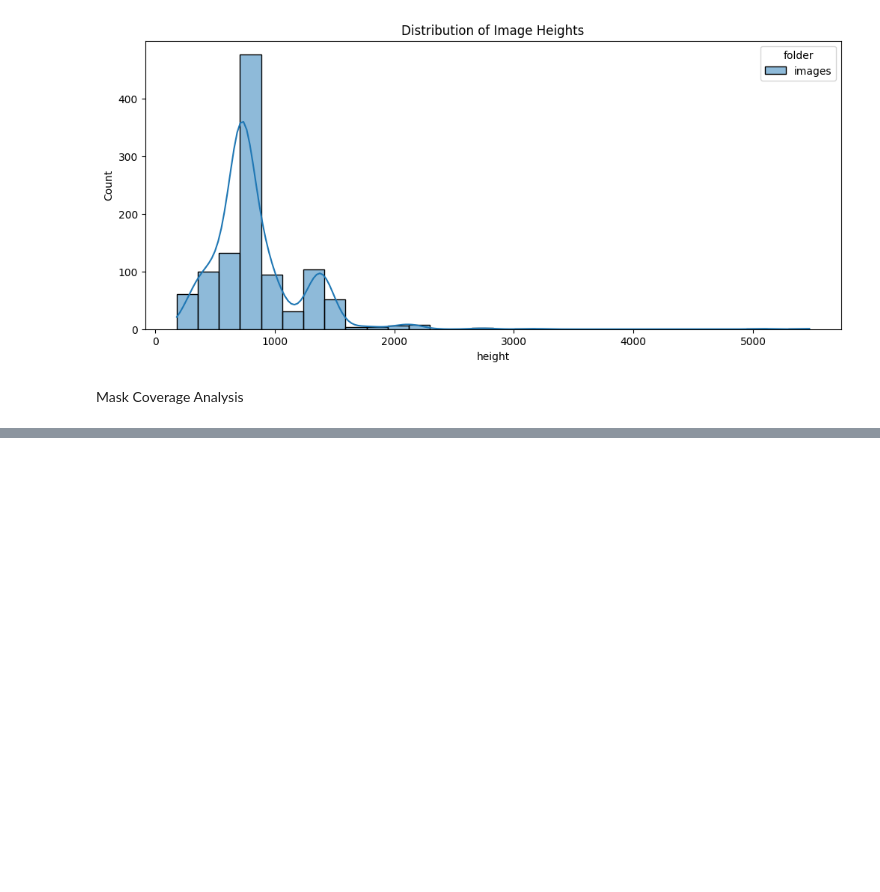
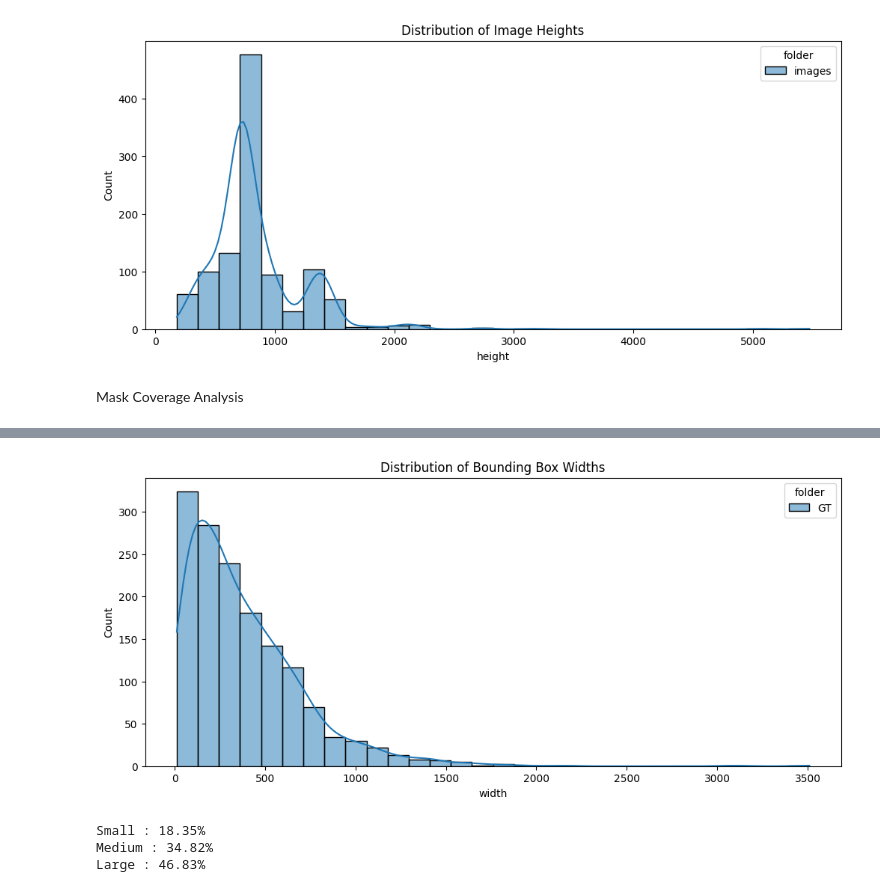
Before and after one commit to ScarletNemesis/High-Level-Military-Camouflage-Detection, a Jupyter notebook: EDA_Of_ACD1K.ipynb, the cells around one changed output, grey strips where cells are left out. Cells and saved outputs as stored; diff of their text form; code cells hidden in the pictures; blank space fills up the shorter version.

```diff
--- a/EDA_Of_ACD1K.ipynb
+++ b/EDA_Of_ACD1K.ipynb
@@ -147,0 +281,23 @@ plt.show()
+# %%
+bbox_stats=[]
+for folder in [Train_Mask_Path, Test_Mask_Path]:
+    for file in tqdm(os.listdir(folder)):
+        mask_path = os.path.join(folder, file)
+        mask = cv2.imread(mask_path, cv2.IMREAD_GRAYSCALE)
+        h, w = mask.shape
+        _,binary = cv2.threshold(mask,127,255,cv2.THRESH_BINARY)
+        num_labels, labels,stats, _ = cv2.connectedComponentsWithStats(binary)
+        for i in range(1,num_labels):
+            x,y,bw,bh,area = stats[i]
+
+            if area < 500 :
+                continue
+            bbox_stats.append({
+                "folder": os.path.basename(folder),
+                "width": bw,
+                "height": bh,
+                "area": area,
+                "relative_area": area / (h * w)
+            })
+bbox_df = pd.DataFrame(bbox_stats)
+bbox_df.head()
@@ -147,0 +323,21 @@ plt.show()
+# %%
+plt.figure(figsize=(12, 5))
+sns.histplot(data=bbox_df, x='width', hue='folder', bins=30, kde=True)
+plt.title("Distribution of Bounding Box Widths")
+plt.show()
+# %% [output]
+[figure, added]
+# %%
+small = np.sum(bbox_df['relative_area'] < 0.01)
+medium = np.sum((bbox_df['relative_area'] >= 0.01) & (bbox_df['relative_area'] < 0.1))
+large = np.sum(bbox_df['relative_area'] >= 0.1)
+
+total = len(bbox_df)
+
+print(f"Small : {100*small/total:.2f}%")
+print(f"Medium : {100*medium/total:.2f}%")
+print(f"Large : {100*large/total:.2f}%")
+# %% [output]
+Small : 18.35%
+Medium : 34.82%
+Large : 46.83%
```
Also changed, not shown: parts of 11 cells of this notebook.
